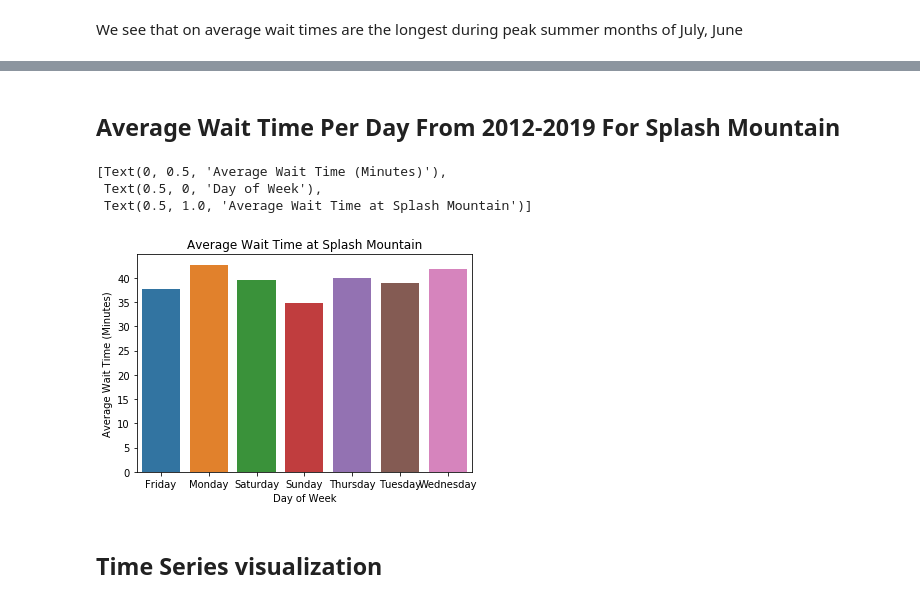
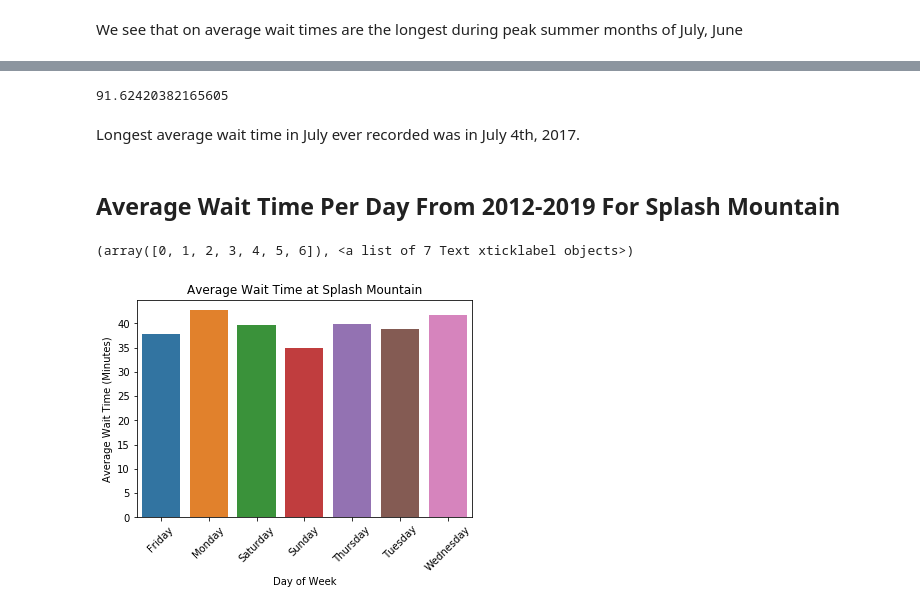
Before and after one commit to daviding11/Splash-Mountain-Wait-Time-Analysis, a Jupyter notebook: DataWrangling-AndyTran.ipynb, the cells around one changed output, grey strips where cells are left out. Cells and saved outputs as stored; diff of their text form; code cells hidden in the pictures.

```diff
--- a/DataWrangling-AndyTran.ipynb
+++ b/DataWrangling-AndyTran.ipynb
@@ -130,15 +213,19 @@ ax = sns.heatmap(month_splash2)
+# %%
+# Longest Wait Time in July 4th of 2017
+july.loc[july['SPOSTMIN'].idxmax(), 'SPOSTMIN']
+# %% [output]
+91.62420382165605
+# %% [markdown]
+Longest average wait time in July ever recorded was in July 4th, 2017.
 # %% [markdown]
 ## Average Wait Time Per Day From 2012-2019 For Splash Mountain
 # %%
-day_splash2 = meta_splash2.groupby('day')['SPOSTMIN'].mean()
+day_splash2 = meta_splash2.groupby('DAY')['SPOSTMIN'].mean()
 day_splash2 = day_splash2.reset_index()
 
-ax = sns.barplot(x="day", y = "SPOSTMIN", data = day_splash2)
+ax = sns.barplot(x="DAY", y = "SPOSTMIN", data = day_splash2)
 ax.set(xlabel = 'Day of Week', ylabel = 'Average Wait Time (Minutes)', title = 'Average Wait Time at Splash Mountain')
+plt.xticks(rotation = 45)
 # %% [output]
-[Text(0, 0.5, 'Average Wait Time (Minutes)'),
- Text(0.5, 0, 'Day of Week'),
- Text(0.5, 1.0, 'Average Wait Time at Splash Mountain')]
+(array([0, 1, 2, 3, 4, 5, 6]), <a list of 7 Text xticklabel objects>)
-[figure, old version]
+[figure, new version]
-# %% [markdown]
-## Time Series visualization
```
Also changed, not shown: parts of 18 cells of this notebook.
